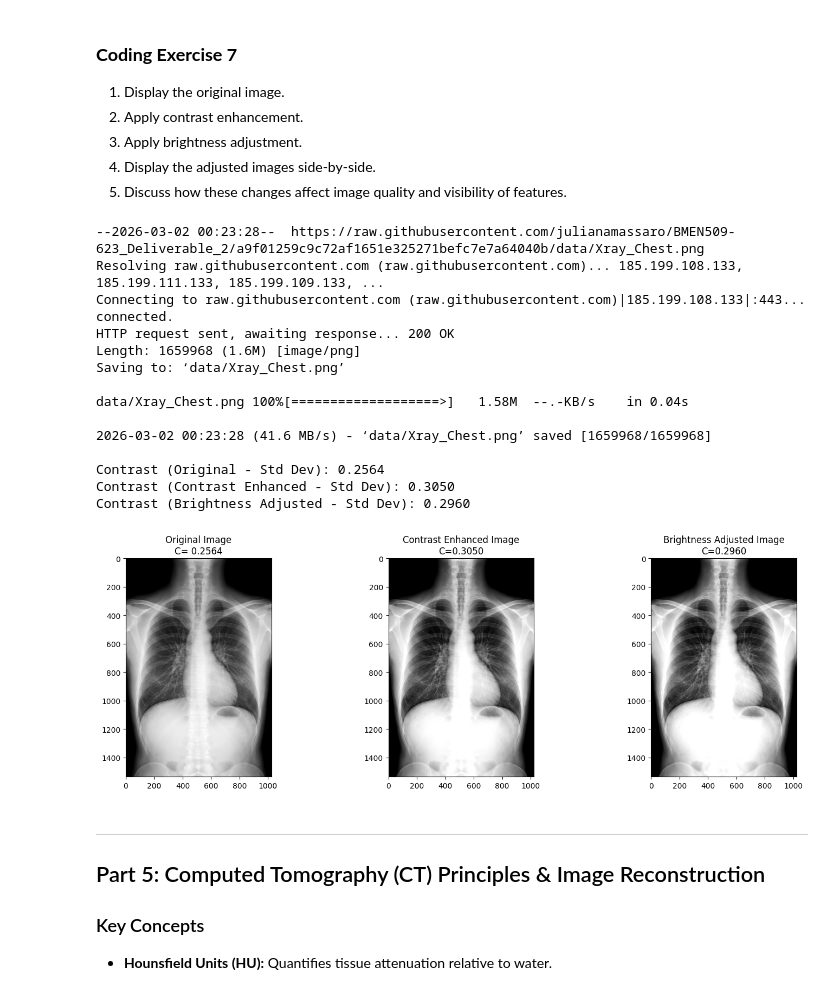
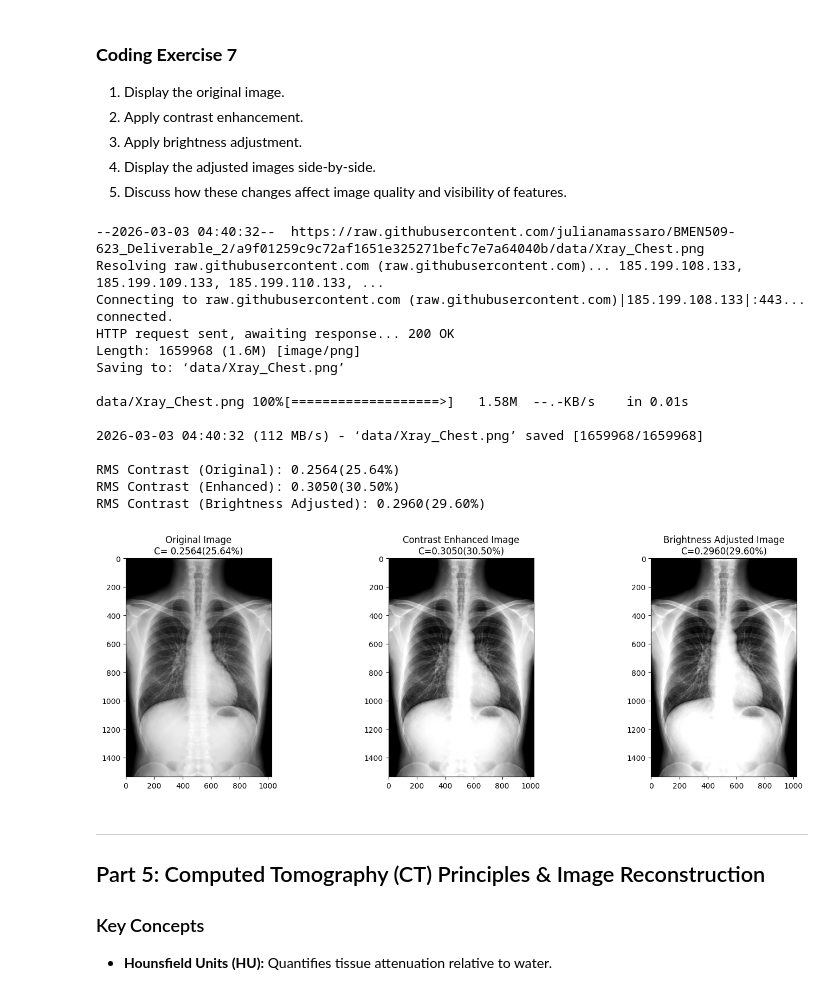
Before and after one commit to julianamassaro/BMEN509-623_Deliverable_2, a Jupyter notebook: deliverable-02-starter.ipynb, the cells around one changed output. Saved outputs shown, nothing was run; the diff lists cells and outputs as text; code cells hidden in the pictures.

```diff
--- a/deliverable-02-starter.ipynb
+++ b/deliverable-02-starter.ipynb
@@ -766,59 +768,60 @@ I_adjusted = np.clip(I_contrast + I_brightness, 0, 1)
 
 
 mask = I_norm > 0.05
-def compute_contrast_std(img_array, mask):
-  vals = img_array[mask]
-  if len(vals) == 0:
+def rms_contrast(img_array, mask=None):
+  vals = img_array[mask] if mask is not None else img_array
+  vals = vals.ravel()
+  if vals.size == 0:
     return 0.0
-  return np.std(vals)
+  return float(np.std(vals))
 
-contrast_original = compute_contrast_std(I_norm, mask)
-contrast_enhanced = compute_contrast_std(I_contrast, mask)
-contrast_adjusted = compute_contrast_std(I_adjusted, mask)
+rms_contrast_original = rms_contrast(I_norm, mask)
+rms_contrast_enhanced = rms_contrast(I_contrast, mask)
+rms_contrast_adjusted = rms_contrast(I_adjusted, mask)
 
-print(f"Contrast (Original - Std Dev): {contrast_original:.4f}")
-print(f"Contrast (Contrast Enhanced - Std Dev): {contrast_enhanced:.4f}")
-print(f"Contrast (Brightness Adjusted - Std Dev): {contrast_adjusted:.4f}")
+print(f"RMS Contrast (Original): {rms_contrast_original:.4f}({rms_contrast_original*100:.2f}%)")
+print(f"RMS Contrast (Enhanced): {rms_contrast_enhanced:.4f}({rms_contrast_enhanced*100:.2f}%)")
+print(f"RMS Contrast (Brightness Adjusted): {rms_contrast_adjusted:.4f}({rms_contrast_adjusted*100:.2f}%)")
 
 # TODO: Display the original and adjusted images
 fig, axes = plt.subplots(1, 3, figsize=(15, 5))
 axes[0].imshow(I_norm, cmap='gray') # Display I_norm as 'original' for consistency
-axes[0].set_title(f'Original Image\nC= {contrast_original:.4f}')
+axes[0].set_title(f'Original Image\nC= {rms_contrast_original:.4f}({rms_contrast_original*100:.2f}%)')
 
 axes[1].imshow(I_contrast, cmap='gray')
-axes[1].set_title(f'Contrast Enhanced Image\nC={contrast_enhanced:.4f}')
+axes[1].set_title(f'Contrast Enhanced Image\nC={rms_contrast_enhanced:.4f}({rms_contrast_enhanced*100:.2f}%)')
 
 axes[2].imshow(I_adjusted, cmap='gray')
-axes[2].set_title(f'Brightness Adjusted Image\nC={contrast_adjusted:.4f}')
+axes[2].set_title(f'Brightness Adjusted Image\nC={rms_contrast_adjusted:.4f}({rms_contrast_adjusted*100:.2f}%)')
 
 plt.tight_layout()
 plt.show()
 
 # TODO: Discuss the effects below
 
 # contrast enhancement improved the visualization of the lung border markings
 # and soft tissue boundary by expanding the meaningful intensity range.
-# brightness adjustment uniformly increased the intensity of the pixels -
-# improving visibility in darker regions but at the cost of partial saturation
-# in structures that were already bright to begin with like the diaphragm.
-# these effects correlate with the trade-off between enhancing visibility
-# and preservation of the dynamic range.
+# brightness adjustment - applied after contrast enhancement, uniformly
+# increased the intensity of the pixels - improving visibility in darker regions
+# but at the cost of partial saturation in structures that were already bright
+# to begin with like the diaphragm. these effects correlate with the trade-off
+# between enhancing visibility and preservation of the dynamic range.
 # %% [output]
---2026-03-02 00:23:28--  https://raw.githubusercontent.com/julianamassaro/BMEN509-623_Deliverable_2/a9f01259c9c72af1651e325271befc7e7a64040b/data/Xray_Chest.png
-Resolving raw.githubusercontent.com (raw.githubusercontent.com)... 185.199.108.133, 185.199.111.133, 185.199.109.133, ...
+--2026-03-03 04:40:32--  https://raw.githubusercontent.com/julianamassaro/BMEN509-623_Deliverable_2/a9f01259c9c72af1651e325271befc7e7a64040b/data/Xray_Chest.png
+Resolving raw.githubusercontent.com (raw.githubusercontent.com)... 185.199.108.133, 185.199.109.133, 185.199.110.133, ...
 Connecting to raw.githubusercontent.com (raw.githubusercontent.com)|185.199.108.133|:443... connected.
 HTTP request sent, awaiting response... 200 OK
 Length: 1659968 (1.6M) [image/png]
 Saving to: ‘data/Xray_Chest.png’
 
-data/Xray_Chest.png 100%[===================>]   1.58M  --.-KB/s    in 0.04s
+data/Xray_Chest.png 100%[===================>]   1.58M  --.-KB/s    in 0.01s
 
-2026-03-02 00:23:28 (41.6 MB/s) - ‘data/Xray_Chest.png’ saved [1659968/1659968]
+2026-03-03 04:40:32 (112 MB/s) - ‘data/Xray_Chest.png’ saved [1659968/1659968]
 
-Contrast (Original - Std Dev): 0.2564
-Contrast (Contrast Enhanced - Std Dev): 0.3050
-Contrast (Brightness Adjusted - Std Dev): 0.2960
+RMS Contrast (Original): 0.2564(25.64%)
+RMS Contrast (Enhanced): 0.3050(30.50%)
+RMS Contrast (Brightness Adjusted): 0.2960(29.60%)
-[figure, old version]
+[figure, new version]
 # %% [markdown]
 ---
 
```
Also changed, not shown: parts of 14 cells of this notebook.
